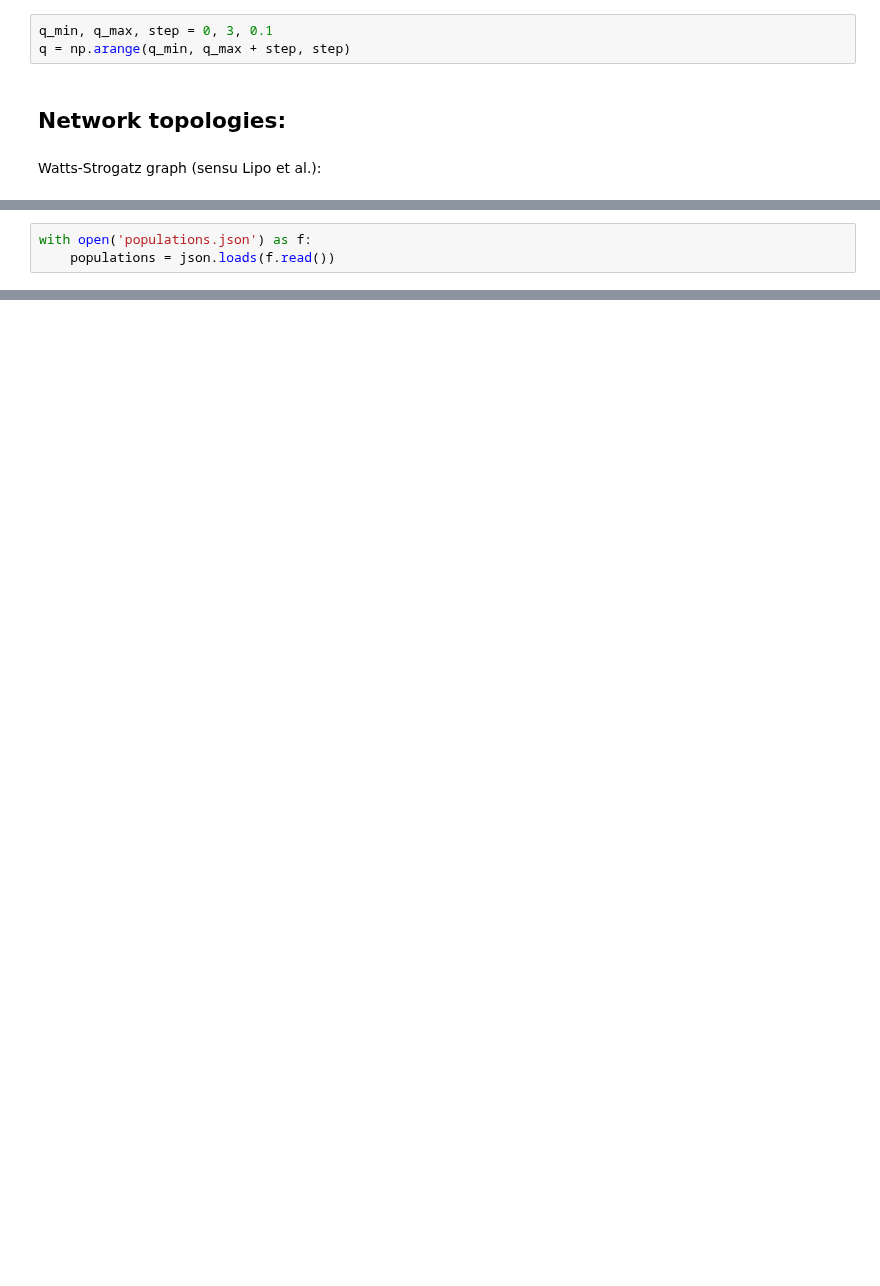
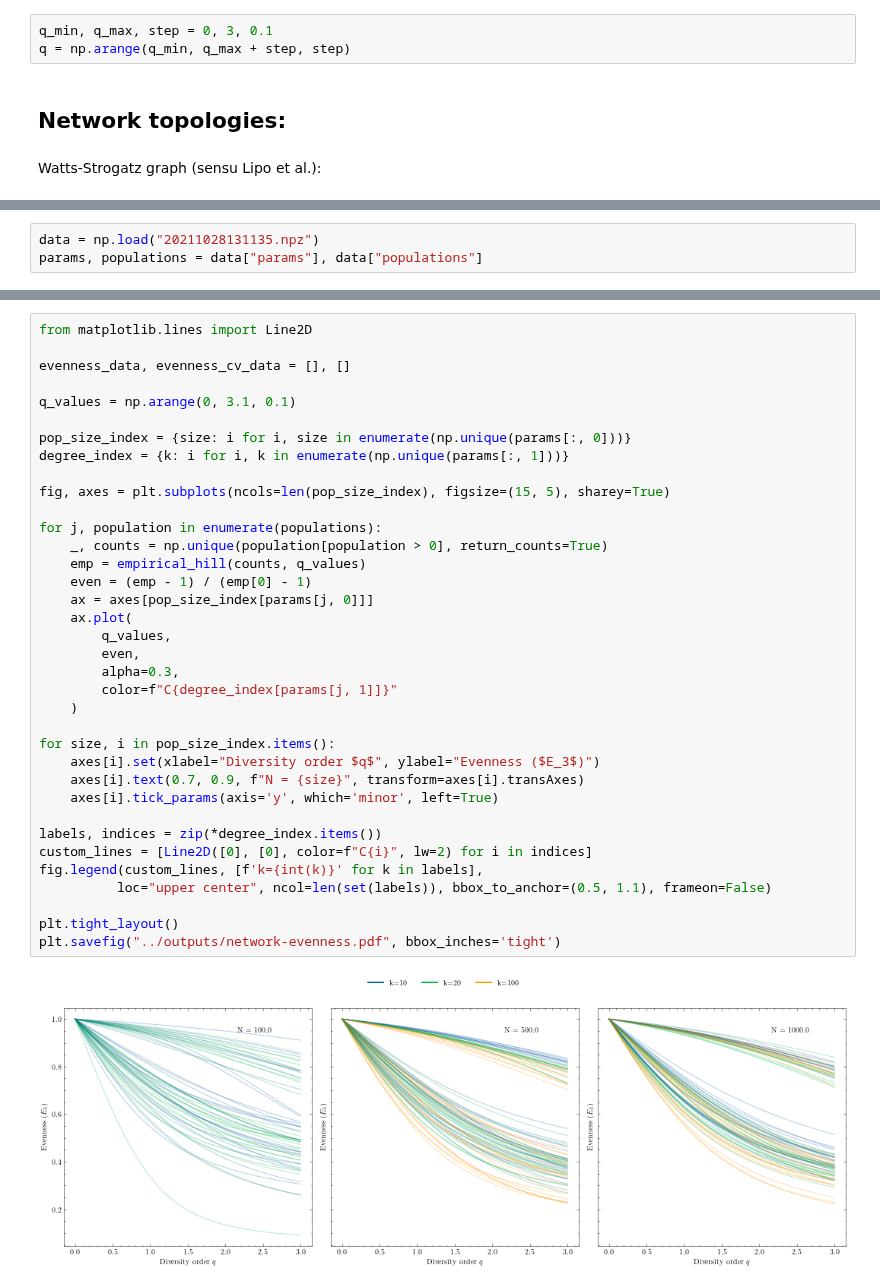
Before and after one commit to mikekestemont/forgotten-books, a Jupyter notebook: notebooks/analyze_pop.ipynb, the cells around one changed output, grey strips where cells are left out. Saved outputs shown, nothing was run; the diff lists cells and outputs as text; blank space fills up the shorter version.

```diff
--- a/notebooks/analyze_pop.ipynb
+++ b/notebooks/analyze_pop.ipynb
@@ -34,3 +39,0 @@ for i, degree in enumerate(degrees):
-# %%
-with open('populations.json') as f:
-    populations = json.loads(f.read())
@@ -76,0 +40,3 @@ df.boxplot('q3', by='k');
+# %%
+data = np.load("20211028131135.npz")
+params, populations = data["params"], data["populations"]
@@ -76,0 +47,38 @@ df.boxplot('q3', by='k');
+# %%
+from matplotlib.lines import Line2D
+
+evenness_data, evenness_cv_data = [], []
+
+q_values = np.arange(0, 3.1, 0.1)
+
+pop_size_index = {size: i for i, size in enumerate(np.unique(params[:, 0]))}
+degree_index = {k: i for i, k in enumerate(np.unique(params[:, 1]))}
+
+fig, axes = plt.subplots(ncols=len(pop_size_index), figsize=(15, 5), sharey=True)
+
+for j, population in enumerate(populations):
+    _, counts = np.unique(population[population > 0], return_counts=True)
+    emp = empirical_hill(counts, q_values)
+    even = (emp - 1) / (emp[0] - 1)
+    ax = axes[pop_size_index[params[j, 0]]]
+    ax.plot(
+        q_values,
+        even,
+        alpha=0.3,
+        color=f"C{degree_index[params[j, 1]]}"
+    )
+
+for size, i in pop_size_index.items():
+    axes[i].set(xlabel="Diversity order $q$", ylabel="Evenness ($E_3$)")
+    axes[i].text(0.7, 0.9, f"N = {size}", transform=axes[i].transAxes)
+    axes[i].tick_params(axis='y', which='minor', left=True)
+
+labels, indices = zip(*degree_index.items())
+custom_lines = [Line2D([0], [0], color=f"C{i}", lw=2) for i in indices]
+fig.legend(custom_lines, [f'k={int(k)}' for k in labels],
+          loc="upper center", ncol=len(set(labels)), bbox_to_anchor=(0.5, 1.1), frameon=False)
+
+plt.tight_layout()
+plt.savefig("../outputs/network-evenness.pdf", bbox_inches='tight')
+# %% [output]
+[figure, added]
```
Also changed, not shown: parts of 6 cells of this notebook.
